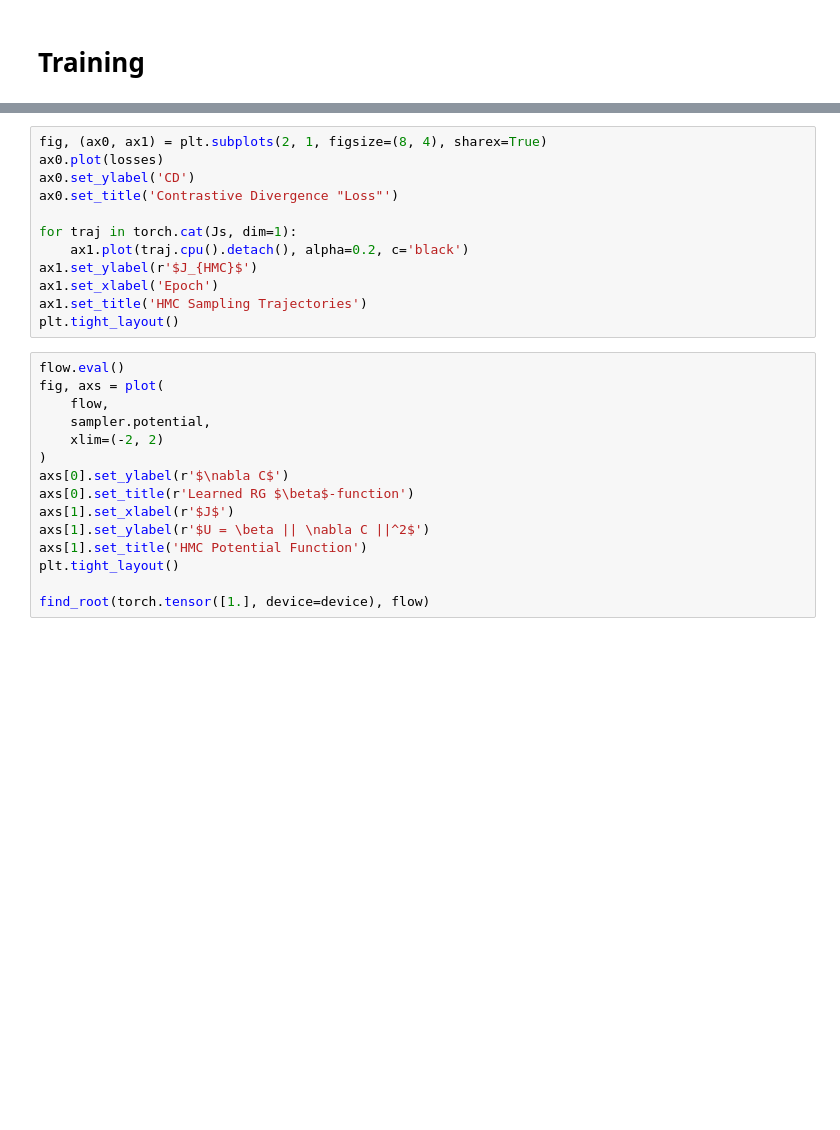
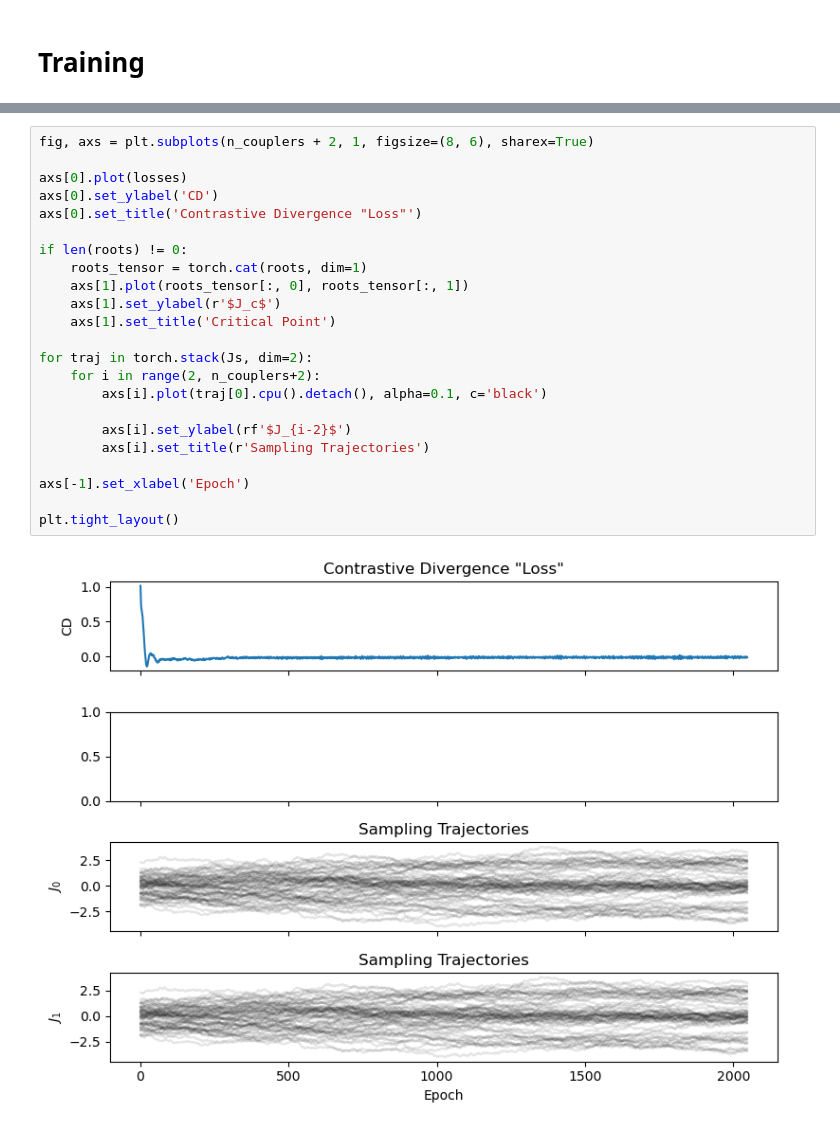
Before and after one commit to jshe2304/dlrg, a Jupyter notebook: train.ipynb, the cells around one changed output, grey strips where cells are left out. Cells and saved outputs as stored; diff of their text form; blank space fills up the shorter version.

```diff
--- a/train.ipynb
+++ b/train.ipynb
@@ -116,27 +109,25 @@ for epoch in tqdm(range(epoch, epoch + epochs)):
 # %%
-fig, (ax0, ax1) = plt.subplots(2, 1, figsize=(8, 4), sharex=True)
-ax0.plot(losses)
-ax0.set_ylabel('CD')
-ax0.set_title('Contrastive Divergence "Loss"')
+fig, axs = plt.subplots(n_couplers + 2, 1, figsize=(8, 6), sharex=True)
 
-for traj in torch.cat(Js, dim=1):
-    ax1.plot(traj.cpu().detach(), alpha=0.2, c='black')
-ax1.set_ylabel(r'$J_{HMC}$')
-ax1.set_xlabel('Epoch')
-ax1.set_title('HMC Sampling Trajectories')
+axs[0].plot(losses)
+axs[0].set_ylabel('CD')
+axs[0].set_title('Contrastive Divergence "Loss"')
+
+if len(roots) != 0:
+    roots_tensor = torch.cat(roots, dim=1)
+    axs[1].plot(roots_tensor[:, 0], roots_tensor[:, 1])
+    axs[1].set_ylabel(r'$J_c$')
+    axs[1].set_title('Critical Point')
+
+for traj in torch.stack(Js, dim=2):
+    for i in range(2, n_couplers+2):
+        axs[i].plot(traj[0].cpu().detach(), alpha=0.1, c='black')
+
+        axs[i].set_ylabel(rf'$J_{i-2}$')
+        axs[i].set_title(r'Sampling Trajectories')
+
+axs[-1].set_xlabel('Epoch')
+
 plt.tight_layout()
+# %% [output]
+[figure, added]
-# %%
-flow.eval()
-fig, axs = plot(
-    flow,
-    sampler.potential,
-    xlim=(-2, 2)
-)
-axs[0].set_ylabel(r'$\nabla C$')
-axs[0].set_title(r'Learned RG $\beta$-function')
-axs[1].set_xlabel(r'$J$')
-axs[1].set_ylabel(r'$U = \beta || \nabla C ||^2$')
-axs[1].set_title('HMC Potential Function')
-plt.tight_layout()
-
-find_root(torch.tensor([1.], device=device), flow)
```
Also changed, not shown: parts of 10 cells of this notebook, 7 other files.
